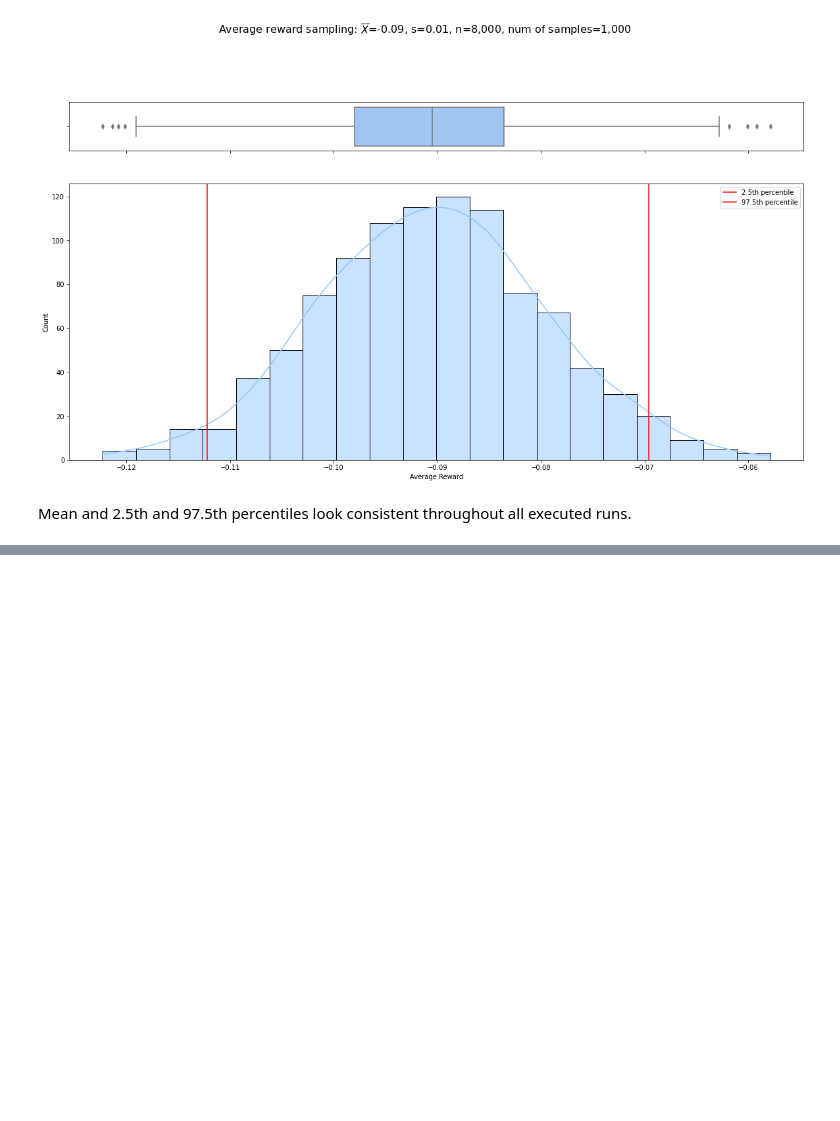
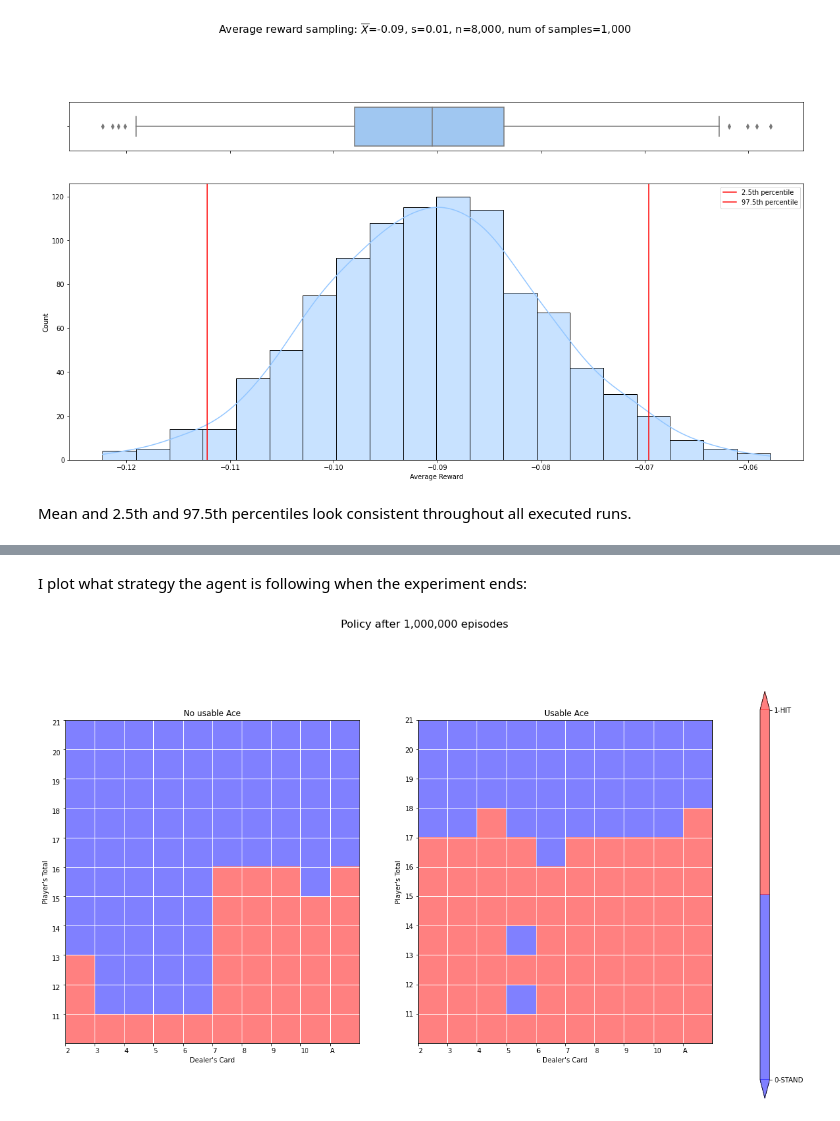
Before and after one commit to Xavi-Linux/Fatjack, a Jupyter notebook: Train_Test.ipynb, the cells around one changed output, grey strips where cells are left out. Drawn from its saved outputs; the diff is of its cells as text; code cells hidden in the pictures; blank space fills up the shorter version.

```diff
--- a/Train_Test.ipynb
+++ b/Train_Test.ipynb
@@ -631,0 +676,11 @@ Mean and 2.5th and 97.5th percentiles look consistent throughout all executed ru
+# %%
+#subclass for control
+class Learner(MontecarloController):
+    #greedy policy with exploration:
+    def follow_policy(self, observation, *args):
+        table_look_up = tuple(self.table_look_up(observation))
+        max_action = np.argmax(self.table[table_look_up][:])
+        probs = np.ones(self.environment.action_space_len) * self.hyperparams['epsilon_min']/self.environment.action_space_len
+        probs[max_action] = 1 - self.hyperparams['epsilon_min']/self.environment.action_space_len
+
+        return np.random.choice(self.environment.action_space_len, p=probs)
@@ -631,0 +814,7 @@ Mean and 2.5th and 97.5th percentiles look consistent throughout all executed ru
+# %% [markdown]
+I plot what strategy the agent is following when the experiment ends:
+# %%
+policy_table = np.argmax(learner.table, axis=3)
+plot_policy(policy_table, 'Policy after {:,.0f} episodes'.format(1_000_000));
+# %% [output]
+[figure, added]
```
Also changed, not shown: parts of 19 cells of this notebook, 43 other files.
